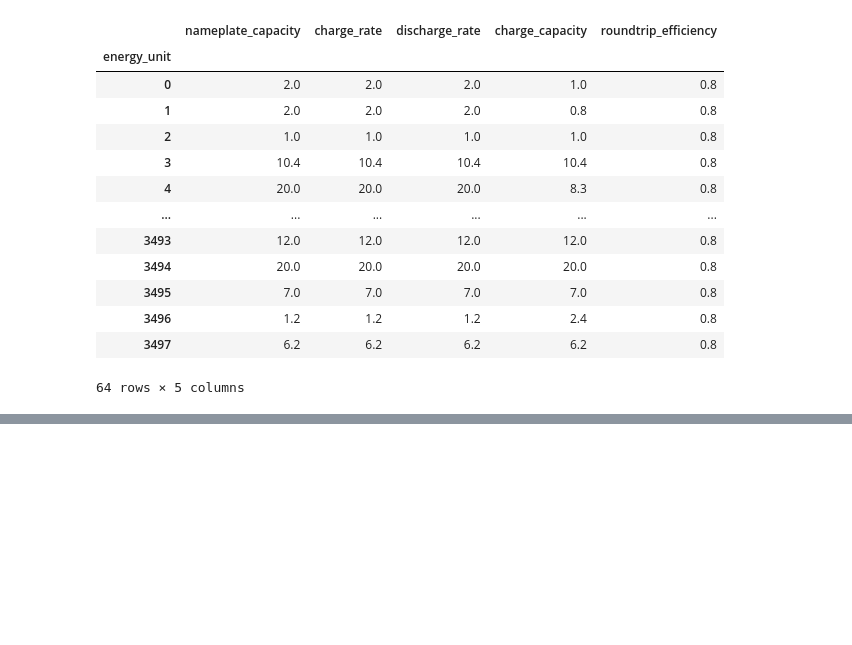
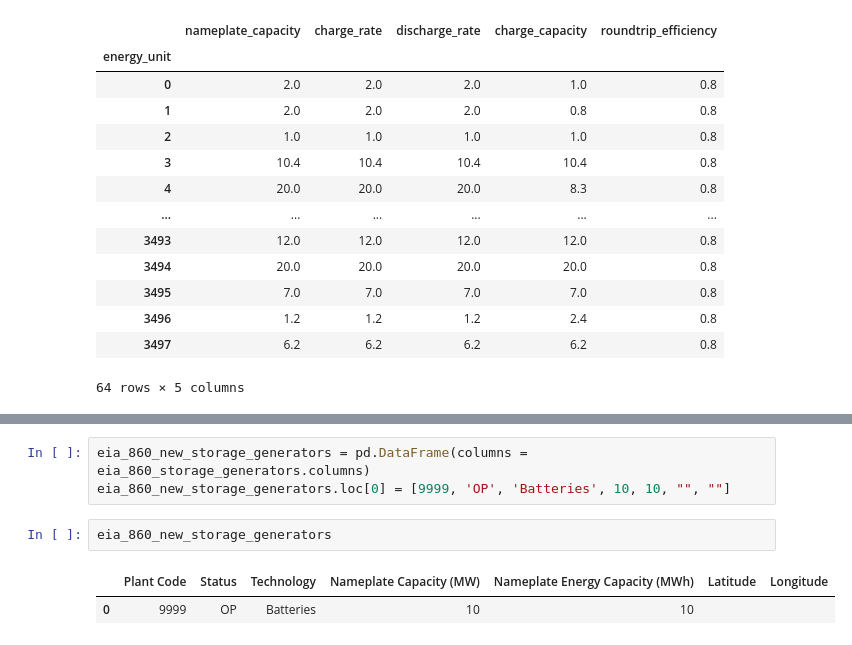
Before and after one commit to ijbd/assetra, a Jupyter notebook: examples/pjm_2023_test/pjm_test_preprocessing.ipynb, the cells around one changed output, grey strips where cells are left out. Drawn from its saved outputs; the diff is of its cells as text; blank space fills up the shorter version.

```diff
--- a/examples/pjm_2023_test/pjm_test_preprocessing.ipynb
+++ b/examples/pjm_2023_test/pjm_test_preprocessing.ipynb
@@ -782,0 +754,8 @@ ValueError: Variable 'nameplate_capacity': Could not convert tuple of form (dims
+# %%
+eia_860_new_storage_generators = pd.DataFrame(columns = eia_860_storage_generators.columns)
+eia_860_new_storage_generators.loc[0] = [9999, 'OP', 'Batteries', 10, 10, "", ""]
+# %%
+eia_860_new_storage_generators
+# %% [output]
+|  | Plant Code | Status | Technology | Nameplate Capacity (MW) | Nameplate Energy Capacity (MWh) | Latitude | Longitude |
+| 0 | 9999 | OP | Batteries | 10 | 10 |  |  |
```
Also changed, not shown: parts of 5 cells of this notebook.
